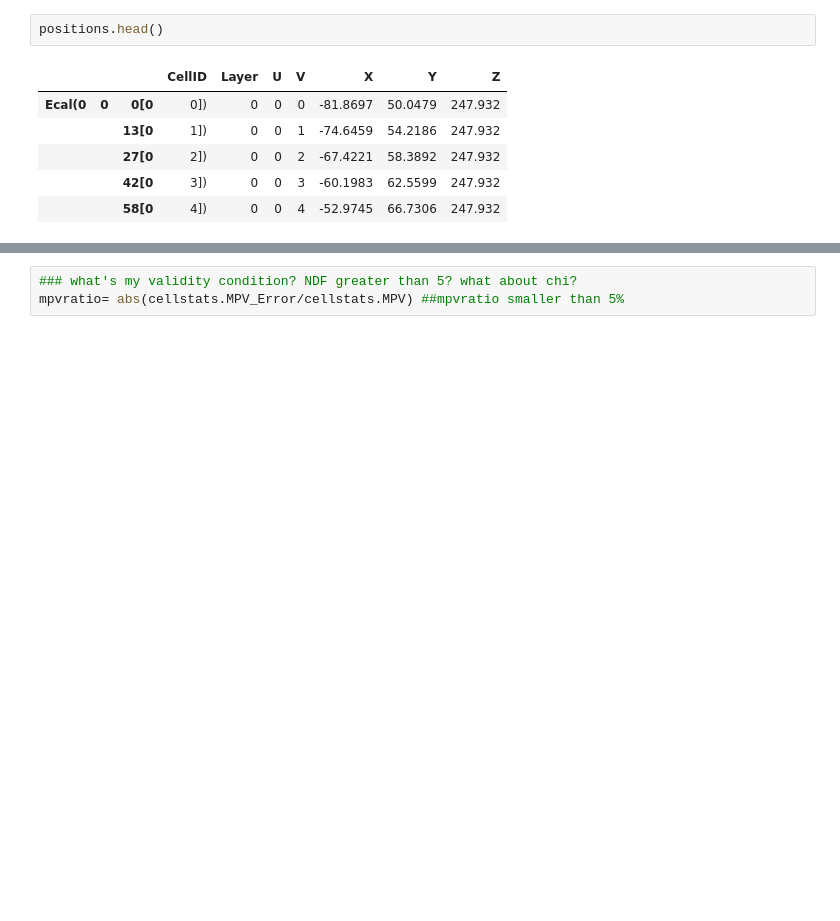
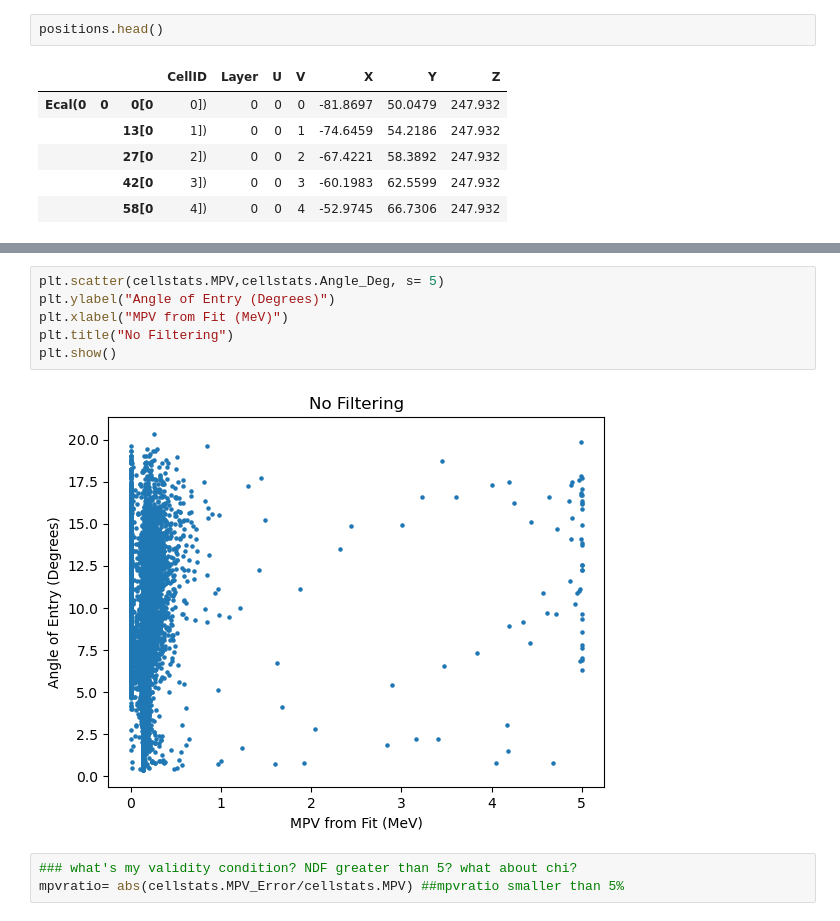
Before and after one commit to rodr1001/my_code, a Jupyter notebook: ldmx/calibration/w-angle.ipynb, the cells around one changed output, grey strips where cells are left out. Saved outputs shown, nothing was run; the diff lists cells and outputs as text; blank space fills up the shorter version.

```diff
--- a/ldmx/calibration/w-angle.ipynb
+++ b/ldmx/calibration/w-angle.ipynb
@@ -78,3 +95,11 @@ plt.show()
+# %%
+plt.scatter(cellstats.MPV,cellstats.Angle_Deg, s= 5)
+plt.ylabel("Angle of Entry (Degrees)")
+plt.xlabel("MPV from Fit (MeV)")
+plt.title("No Filtering")
+plt.show()
+# %% [output]
+[figure, added]
 # %%
 ### what's my validity condition? NDF greater than 5? what about chi?
 mpvratio= abs(cellstats.MPV_Error/cellstats.MPV) ##mpvratio smaller than 5%
```
Also changed, not shown: parts of 8 cells of this notebook.
